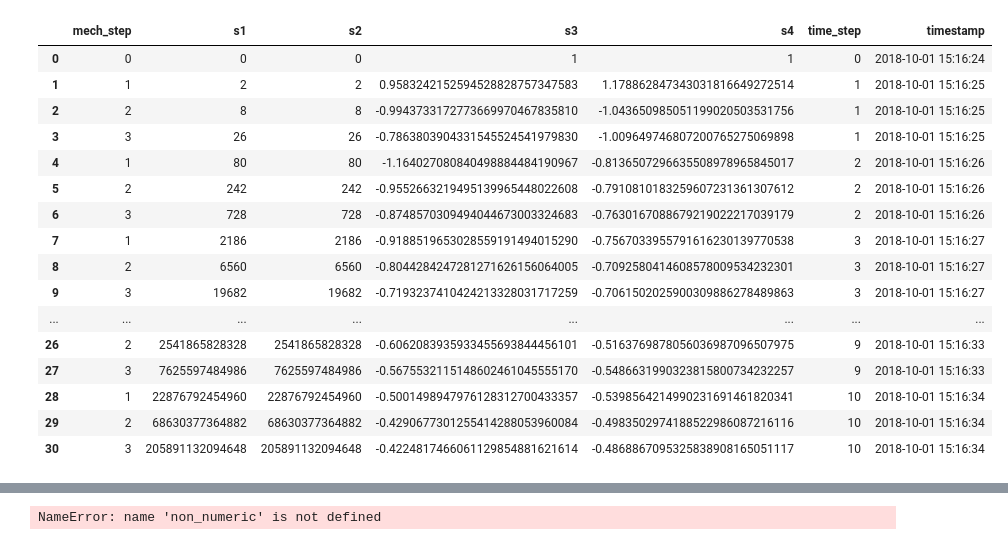
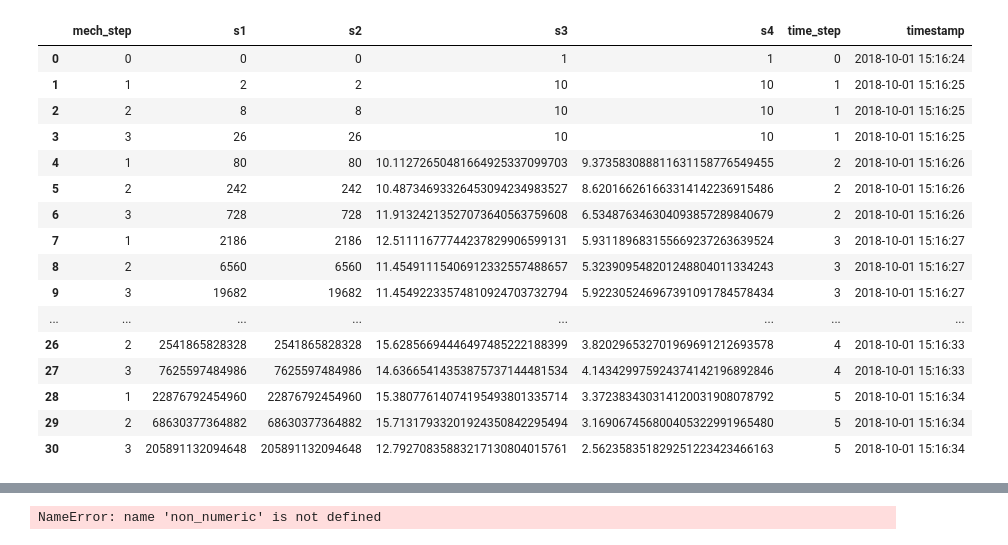
Before and after one commit to cadCAD-org/cadCAD, a Jupyter notebook: CAD_Engine.ipynb, the cells around one changed output, grey strips where cells are left out. Cells and saved outputs as stored; diff of their text form; code cells hidden in the pictures.

Commit message:
adding time to core components

```diff
--- a/CAD_Engine.ipynb
+++ b/CAD_Engine.ipynb
@@ -21,6 +58,18 @@ flatten = lambda l: [item for sublist in l for item in sublist]
 
 def flatmap(f, items):
         return list(map(f, items))
+
+def datetime_range(start, end, delta, dt_format='%Y-%m-%d %H:%M:%S'):
+    reverse_head = end
+    [start, end] = [datetime.strptime(x, dt_format) for x in [start, end]]
+    def _datetime_range(start, end, delta):
+        current = start
+        while current < end:
+            yield current
+            current += delta
+
+    reverse_tail = [dt.strftime(dt_format) for dt in _datetime_range(start, end, delta)]
+    return reverse_tail + [reverse_head]
 
 def last_index(l):
     return len(l)-1
@@ -39,18 +88,21 @@ def bound_norm_random(rng, low, high):
 def env_proc(trigger_step, update_f):
     def env_step_trigger(trigger_step, update_f, step):
         if step == trigger_step:
-            print('trigered: '+step)
+#             print('trigered: '+step)
             return update_f
         else:
-            print('NOT trigered: '+step)
+#             print('NOT trigered: '+step)
             return lambda x: x
     return partial(env_step_trigger, trigger_step, update_f)
 
-def time_step(s, dt_str, fromat_str='%Y-%m-%d %H:%M:%S', days=0, minutes=0, seconds=1):
+def time_step(dt_str, dt_format='%Y-%m-%d %H:%M:%S', days=0, minutes=0, seconds=30):
+    dt = datetime.strptime(dt_str, dt_format)
+    t = dt + timedelta(days=days, minutes=minutes, seconds=seconds)
+    return t.strftime(dt_format)
+
+def ep_time_step(s, dt_str, fromat_str='%Y-%m-%d %H:%M:%S', days=0, minutes=0, seconds=1):
     if s['mech_step'] == 0:
-        dt = datetime.strptime(dt_str, fromat_str)
-        t = dt + timedelta(days=days, minutes=minutes, seconds=seconds)
-        return t.strftime(fromat_str)
+        return time_step(dt_str, fromat_str, days, minutes, seconds)
     else:
         return dt_str
 
@@ -111,15 +165,15 @@ def es3p1(step, sL, s, _input):
 def es4p2(step, sL, s, _input):
     s['s4'] = s['s4'] * bound_norm_random(seed['b'], proc_one_coef_A, proc_one_coef_B)
 def es5p2(step, sL, s, _input):
-    s['timestamp'] = time_step(s, s['timestamp'], seconds=1)
+    s['timestamp'] = ep_time_step(s, s['timestamp'], seconds=1)
 
 
 # add env process f(s) read from time es
 # funcs execute in order
 def env_a(x):
-    return -1
+    return 10
 def env_b(x):
-    return -1
+    return 10
 
 def what_ever(x):
     return x + 1
@@ -275,9 +333,10 @@ def simulation(states_list, configs, env_processes, time_seq, runs):
 states_list = [state_dict]
 configs = generate_config(mechanisms, exogenous_states)
 p = pipeline(states_list, configs, env_processes, range(10))
-s = simulation(states_list, configs, env_processes, range(2), 2)
+s = simulation(states_list, configs, env_processes, range(5), 2)
 x = flatten(s)
 # transient_state = p[-1][1]
 # transient_state['mech_step'], transient_state['time_step'] = 0, 0
 # head, *tail = pipeline([transient_state], configs, env_processes, range(1))
 # head
+datetime_range('2018-10-01 15:16:24', '2018-10-01 15:16:34', timedelta(seconds=1))
@@ -302,23 +343,23 @@ NOT trigered: 2018-10-01 15:16:28
 # %%
-pd.DataFrame(flatten(p))
+pd.DataFrame(flatten(s))
 # %% [output]
 |  | mech_step | s1 | s2 | s3 | s4 | time_step | timestamp |
 | 0 | 0 | 0 | 0 | 1 | 1 | 0 | 2018-10-01 15:16:24 |
-| 1 | 1 | 2 | 2 | 0.9583242152594528828757347583 | 1.178862847343031816649272514 | 1 | 2018-10-01 15:16:25 |
-| 2 | 2 | 8 | 8 | -0.9943733172773669970467835810 | -1.043650985051199020503531756 | 1 | 2018-10-01 15:16:25 |
-| 3 | 3 | 26 | 26 | -0.7863803904331545524541979830 | -1.009649746807200765275069898 | 1 | 2018-10-01 15:16:25 |
-| 4 | 1 | 80 | 80 | -1.164027080840498884484190967 | -0.8136507296635508978965845017 | 2 | 2018-10-01 15:16:26 |
-| 5 | 2 | 242 | 242 | -0.9552663219495139965448022608 | -0.7910810183259607231361307612 | 2 | 2018-10-01 15:16:26 |
-| 6 | 3 | 728 | 728 | -0.8748570309494044673003324683 | -0.7630167088679219022217039179 | 2 | 2018-10-01 15:16:26 |
-| 7 | 1 | 2186 | 2186 | -0.9188519653028559191494015290 | -0.7567033955791616230139770538 | 3 | 2018-10-01 15:16:27 |
-| 8 | 2 | 6560 | 6560 | -0.8044284247281271626156064005 | -0.7092580414608578009534232301 | 3 | 2018-10-01 15:16:27 |
-| 9 | 3 | 19682 | 19682 | -0.7193237410424213328031717259 | -0.7061502025900309886278489863 | 3 | 2018-10-01 15:16:27 |
+| 1 | 1 | 2 | 2 | 10 | 10 | 1 | 2018-10-01 15:16:25 |
+| 2 | 2 | 8 | 8 | 10 | 10 | 1 | 2018-10-01 15:16:25 |
+| 3 | 3 | 26 | 26 | 10 | 10 | 1 | 2018-10-01 15:16:25 |
+| 4 | 1 | 80 | 80 | 10.11272650481664925337099703 | 9.373583088811631158776549455 | 2 | 2018-10-01 15:16:26 |
+| 5 | 2 | 242 | 242 | 10.48734693326453094234983527 | 8.620166261663314142236915486 | 2 | 2018-10-01 15:16:26 |
+| 6 | 3 | 728 | 728 | 11.91324213527073640563759608 | 6.534876346304093857289840679 | 2 | 2018-10-01 15:16:26 |
+| 7 | 1 | 2186 | 2186 | 12.51111677744237829906599131 | 5.931189683155669237263639524 | 3 | 2018-10-01 15:16:27 |
+| 8 | 2 | 6560 | 6560 | 11.45491115406912332557488657 | 5.323909548201248804011334243 | 3 | 2018-10-01 15:16:27 |
+| 9 | 3 | 19682 | 19682 | 11.45492233574810924703732794 | 5.922305246967391091784578434 | 3 | 2018-10-01 15:16:27 |
 | ... | ... | ... | ... | ... | ... | ... | ... |
-| 26 | 2 | 2541865828328 | 2541865828328 | -0.6062083935933455693844456101 | -0.5163769878056036987096507975 | 9 | 2018-10-01 15:16:33 |
-| 27 | 3 | 7625597484986 | 7625597484986 | -0.5675532115148602461045555170 | -0.5486631990323815800734232257 | 9 | 2018-10-01 15:16:33 |
-| 28 | 1 | 22876792454960 | 22876792454960 | -0.5001498947976128312700433357 | -0.5398564214990231691461820341 | 10 | 2018-10-01 15:16:34 |
-| 29 | 2 | 68630377364882 | 68630377364882 | -0.4290677301255414288053960084 | -0.4983502974188522986087216116 | 10 | 2018-10-01 15:16:34 |
-| 30 | 3 | 205891132094648 | 205891132094648 | -0.4224817466061129854881621614 | -0.4868867095325838908165051117 | 10 | 2018-10-01 15:16:34 |
+| 26 | 2 | 2541865828328 | 2541865828328 | 15.62856694446497485222188399 | 3.820296532701969691212693578 | 4 | 2018-10-01 15:16:33 |
+| 27 | 3 | 7625597484986 | 7625597484986 | 14.63665414353875737144481534 | 4.143429975924374142196892846 | 4 | 2018-10-01 15:16:33 |
+| 28 | 1 | 22876792454960 | 22876792454960 | 15.38077614074195493801335714 | 3.372383430314120031908078792 | 5 | 2018-10-01 15:16:34 |
+| 29 | 2 | 68630377364882 | 68630377364882 | 15.71317933201924350842295494 | 3.169067456800405322991965480 | 5 | 2018-10-01 15:16:34 |
+| 30 | 3 | 205891132094648 | 205891132094648 | 12.79270835883217130804015761 | 2.562358351829251223423466163 | 5 | 2018-10-01 15:16:34 |
 # %%
 # pd.DataFrame(flatten(p))
 # %%
```
Also changed, not shown: parts of 7 cells of this notebook.
